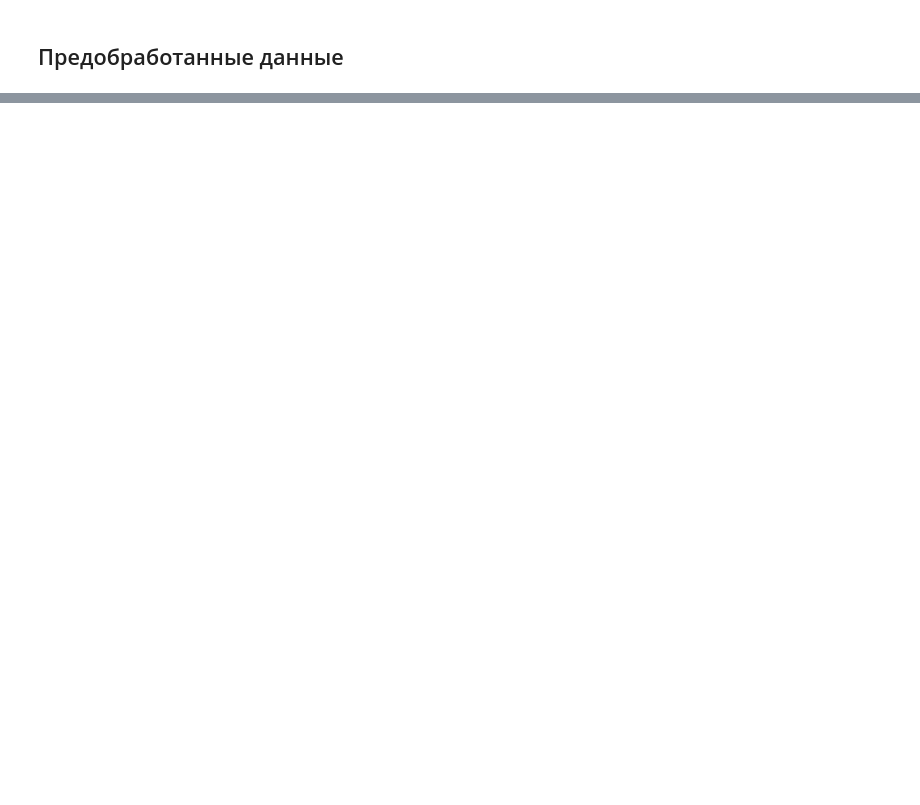
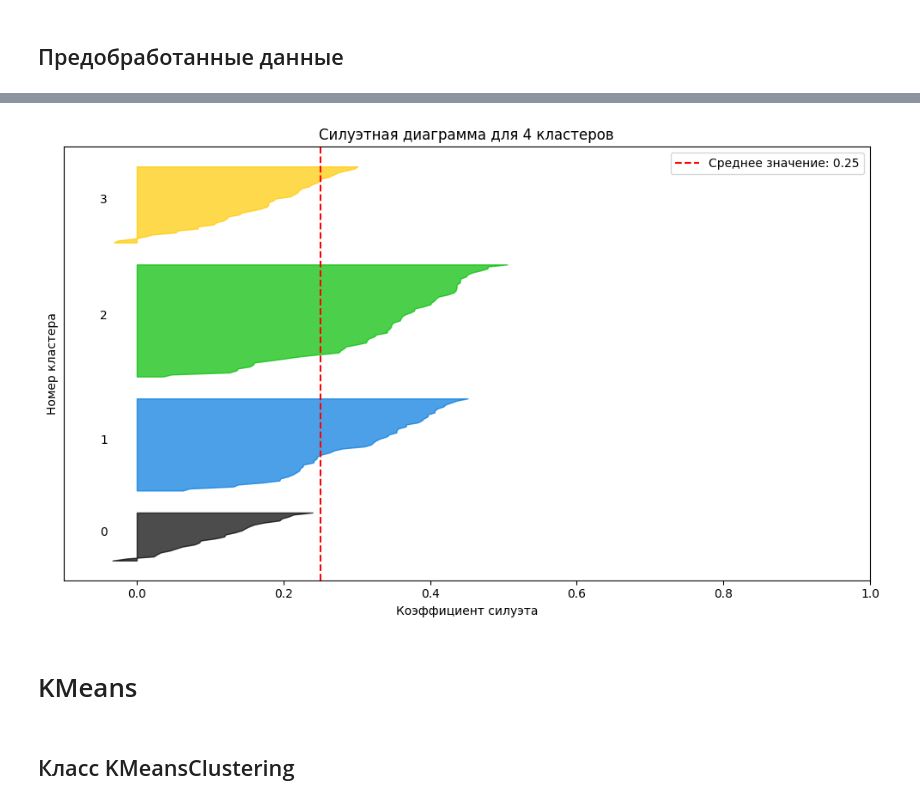
Before and after one commit to kof3stt/Intellectual_systems_engineering_MIREA_part_1, a Jupyter notebook: Практические работы/Практическая работа 2/Clustering.ipynb, the cells around one changed output, grey strips where cells are left out. Drawn from its saved outputs; the diff is of its cells as text; code cells hidden in the pictures; blank space fills up the shorter version.

```diff
--- a/Практические работы/Практическая работа 2/Clustering.ipynb
+++ b/Практические работы/Практическая работа 2/Clustering.ipynb
@@ -456,0 +574,6 @@ X_scaled
+# %%
+manager.visualize_silhouette_analysis(4)
+# %% [output]
+[figure, added]
+# %% [markdown]
+# KMeans
@@ -456,0 +595,2 @@ X_scaled
+# %% [markdown]
+## Класс KMeansClustering
```
Also changed, not shown: parts of 32 cells of this notebook, 7 other files.
